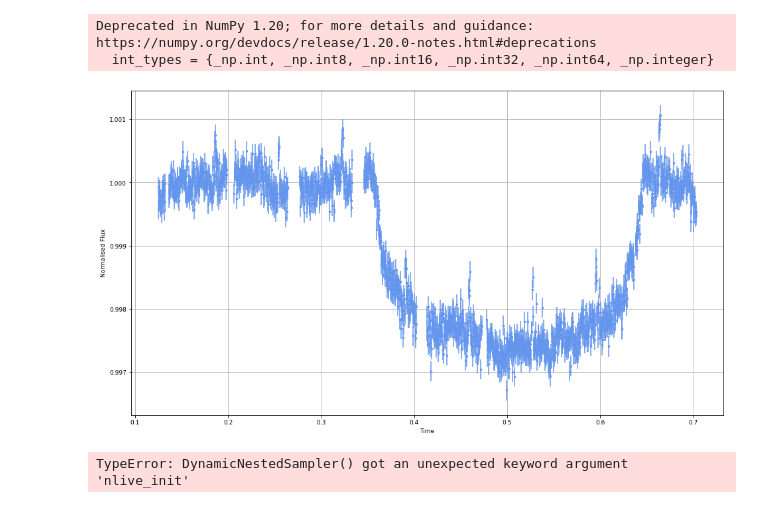
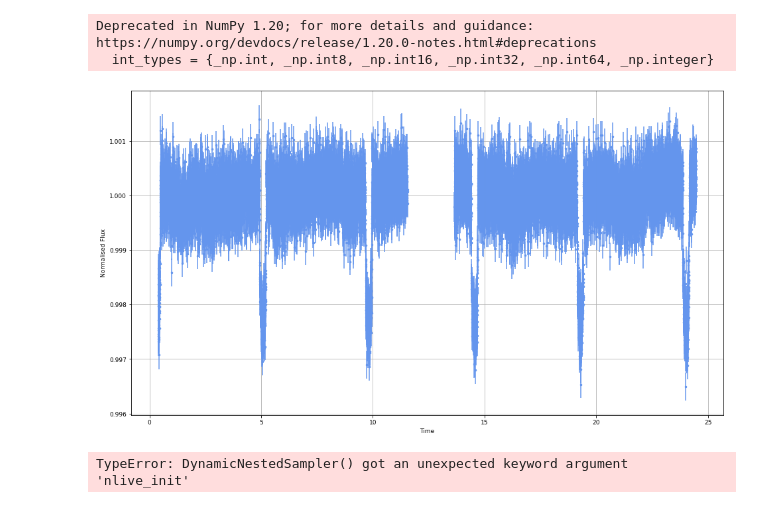
Before and after one commit to Jayshil/hello-world, a Jupyter notebook: dynamic_dynesty_bug/p1.ipynb, the cells around one changed output. Cells and saved outputs as stored; diff of their text form; code cells hidden in the pictures.

```diff
--- a/dynamic_dynesty_bug/p1.ipynb
+++ b/dynamic_dynesty_bug/p1.ipynb
@@ -7,16 +7,16 @@ Deprecated in NumPy 1.20; for more details and guidance: https://numpy.org/devdo
   int_types = {_np.int, _np.int8, _np.int16, _np.int32, _np.int64, _np.integer}
 # %%
 tim, fl, fle = {}, {}, {}
-tim['visit1'], fl['visit1'], fle['visit1'] = np.loadtxt('kelt11.dat', usecols=(0,1,2), unpack=True)
+tim['visit1'], fl['visit1'], fle['visit1'] = np.loadtxt('kelt11_1.dat', usecols=(0,1,2), unpack=True)
 
 # Let's see the data
 plt.figure(figsize=(16,9))
 plt.errorbar(tim['visit1'], fl['visit1'], yerr=fle['visit1'], fmt='.', c='cornflowerblue')
 plt.xlabel('Time')
 plt.ylabel('Normalised Flux')
 plt.grid()
 # %% [output]
-[figure, old version]
+[figure, new version]
 # %%
 # Instrumental parameters
 params_ins = ['mdilution_visit1', 'mflux_visit1', 'sigma_w_visit1']
```
Also changed, not shown: 1 other file.
